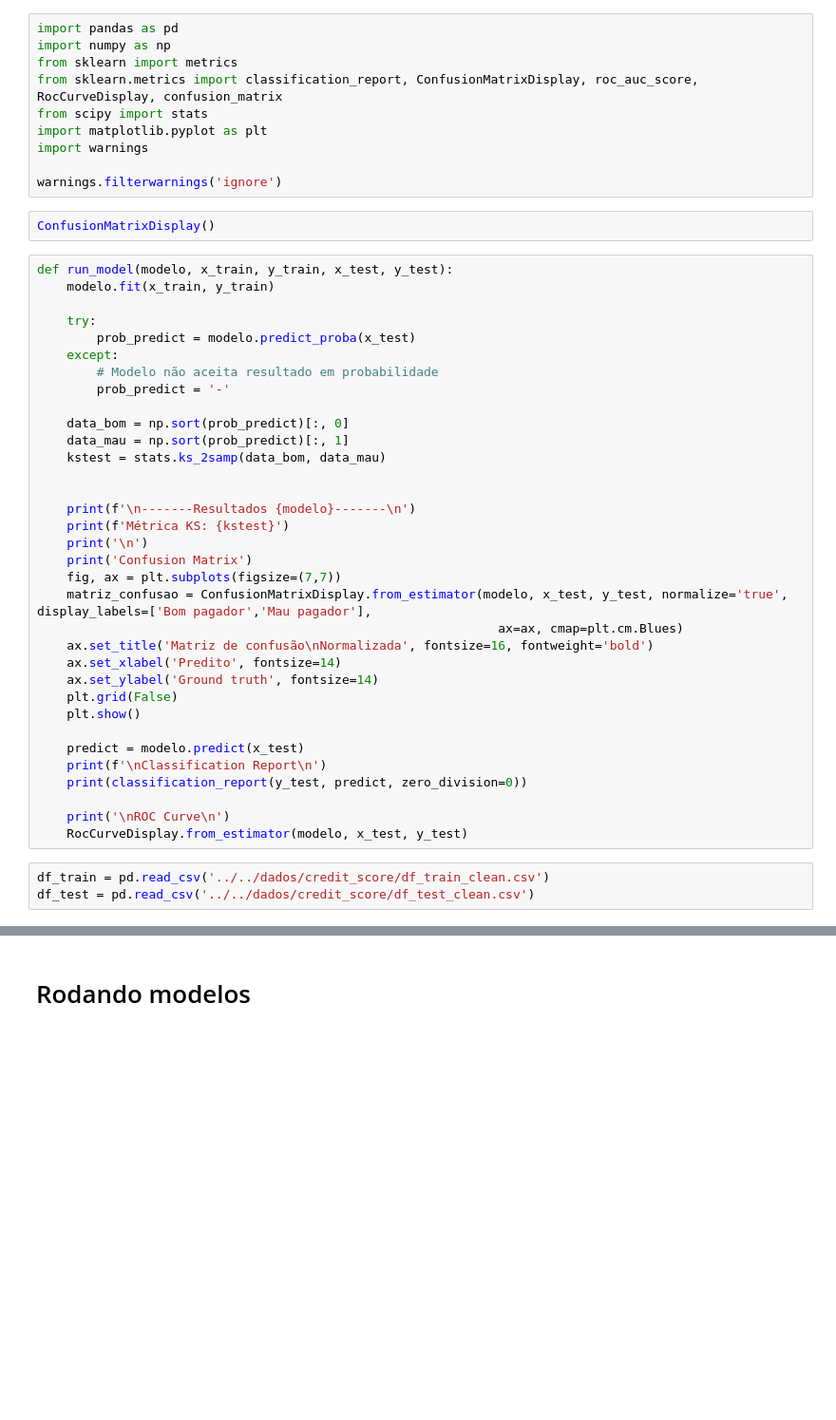
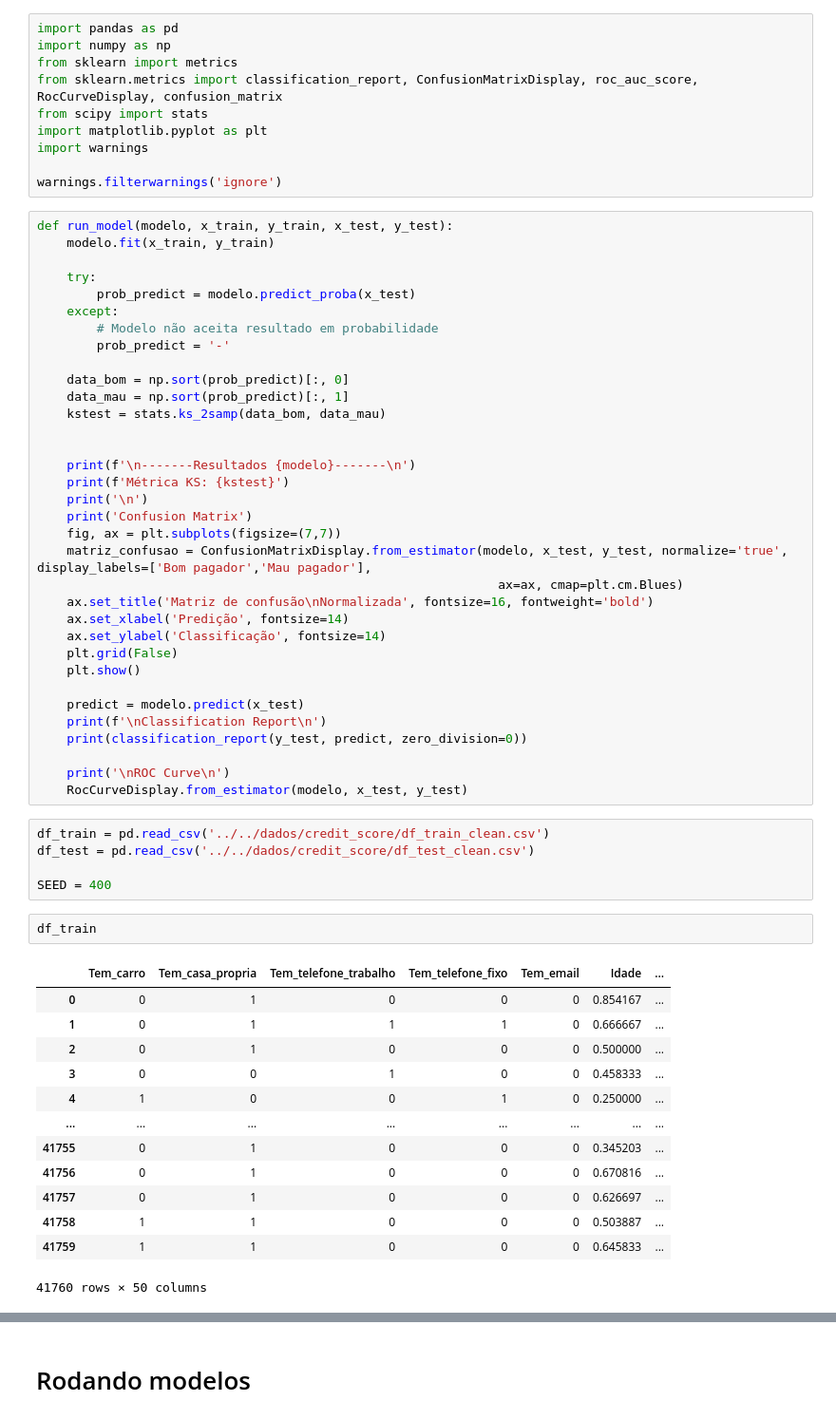
Before and after one commit to jackson-simionato/fase4_pos_tech, a Jupyter notebook: 2_Deploy_de_Aplicacoes/2_4_Escolhendo_Modelo/2_4_Escolhendo_Modelo.ipynb, the cells around one changed output, grey strips where cells are left out. Shown at 95% size. Cells and saved outputs as stored; diff of their text form; blank space fills up the shorter version.

```diff
--- a/2_Deploy_de_Aplicacoes/2_4_Escolhendo_Modelo/2_4_Escolhendo_Modelo.ipynb
+++ b/2_Deploy_de_Aplicacoes/2_4_Escolhendo_Modelo/2_4_Escolhendo_Modelo.ipynb
@@ -8,8 +8,6 @@ import matplotlib.pyplot as plt
 import warnings
 
 warnings.filterwarnings('ignore')
-# %%
-ConfusionMatrixDisplay()
 # %%
 def run_model(modelo, x_train, y_train, x_test, y_test):
     modelo.fit(x_train, y_train)
@@ -33,8 +31,8 @@ def run_model(modelo, x_train, y_train, x_test, y_test):
     matriz_confusao = ConfusionMatrixDisplay.from_estimator(modelo, x_test, y_test, normalize='true', display_labels=['Bom pagador','Mau pagador'],
                                                               ax=ax, cmap=plt.cm.Blues)
     ax.set_title('Matriz de confusão\nNormalizada', fontsize=16, fontweight='bold')
-    ax.set_xlabel('Predito', fontsize=14)
-    ax.set_ylabel('Ground truth', fontsize=14)
+    ax.set_xlabel('Predição', fontsize=14)
+    ax.set_ylabel('Classificação', fontsize=14)
     plt.grid(False)
     plt.show()
 
@@ -47,3 +45,21 @@ def run_model(modelo, x_train, y_train, x_test, y_test):
 # %%
 df_train = pd.read_csv('../../dados/credit_score/df_train_clean.csv')
 df_test = pd.read_csv('../../dados/credit_score/df_test_clean.csv')
+
+SEED = 400
+# %%
+df_train
+# %% [output]
+|  | Tem_carro | Tem_casa_propria | Tem_telefone_trabalho | Tem_telefone_fixo | Tem_email | Idade | ... |
+| 0 | 0 | 1 | 0 | 0 | 0 | 0.854167 | ... |
+| 1 | 0 | 1 | 1 | 1 | 0 | 0.666667 | ... |
+| 2 | 0 | 1 | 0 | 0 | 0 | 0.500000 | ... |
+| 3 | 0 | 0 | 1 | 0 | 0 | 0.458333 | ... |
+| 4 | 1 | 0 | 0 | 1 | 0 | 0.250000 | ... |
+| ... | ... | ... | ... | ... | ... | ... | ... |
+| 41755 | 0 | 1 | 0 | 0 | 0 | 0.345203 | ... |
+| 41756 | 0 | 1 | 0 | 0 | 0 | 0.670816 | ... |
+| 41757 | 0 | 1 | 0 | 0 | 0 | 0.626697 | ... |
+| 41758 | 1 | 1 | 0 | 0 | 0 | 0.503887 | ... |
+| 41759 | 1 | 1 | 0 | 0 | 0 | 0.645833 | ... |
+41760 rows × 50 columns
```
Also changed, not shown: parts of 13 cells of this notebook, 1 other file.
